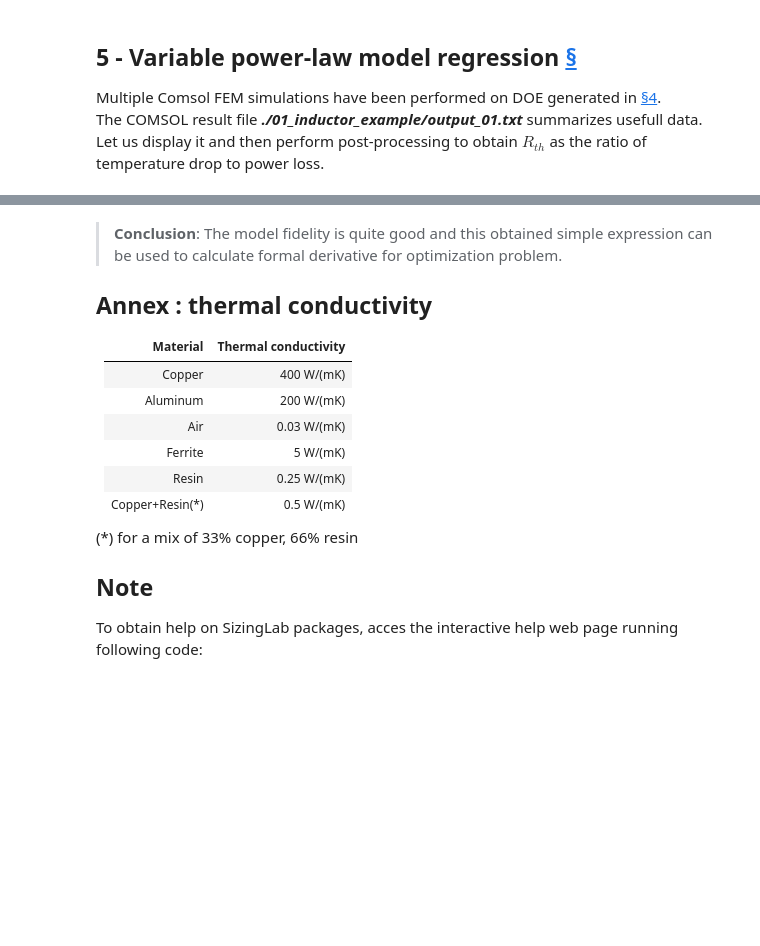
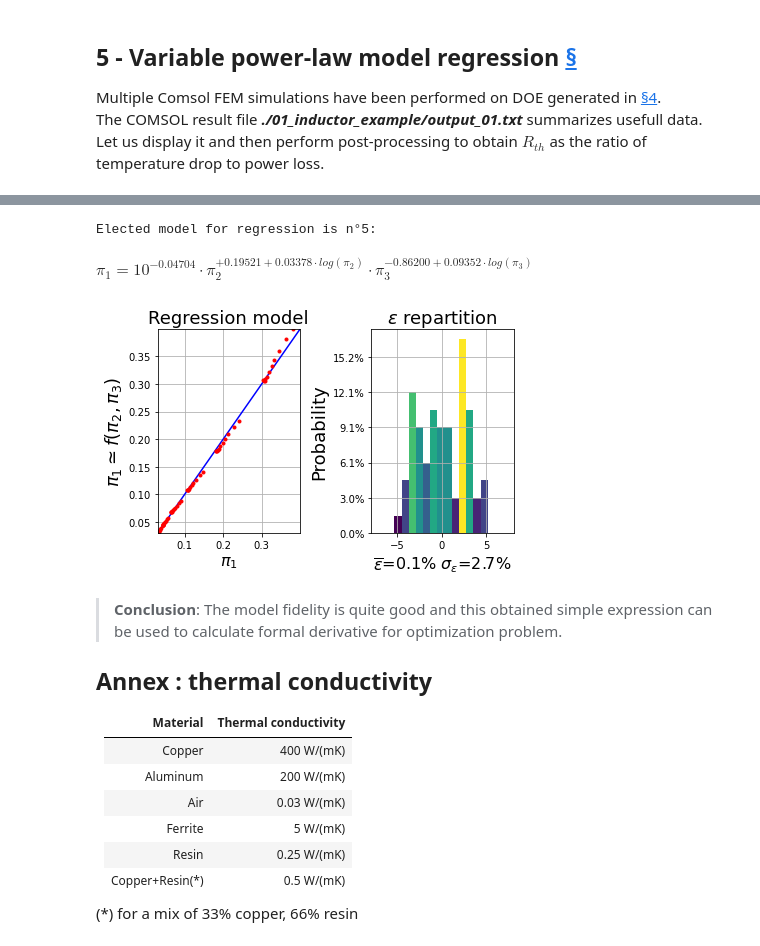
Before and after one commit to SizingLab/pyvplm, a Jupyter notebook: notebooks/01_inductor_example.ipynb, the cells around one changed output, grey strips where cells are left out. Saved outputs shown, nothing was run; the diff lists cells and outputs as text; code cells hidden in the pictures; blank space fills up the shorter version.

```diff
--- a/notebooks/01_inductor_example.ipynb
+++ b/notebooks/01_inductor_example.ipynb
@@ -163,7 +211,10 @@ The COMSOL result file ***./01_inductor_example/output_01.txt*** summarizes usef
 # %%
 # Import pyVPLM modules/functions
 from pyvplm.addon.comsoladdon import import_file
+import copy
 
 # Import FEM thermal simulations results and plot 3 first points
-doeX_FEM = import_file('./01_inductor_example/output_01', parameter_set, units='from_file')
+reduced_parameter_set = copy.deepcopy(parameter_set)
+del reduced_parameter_set['rth']
+doeX_FEM = import_file('./01_inductor_example/output_01', reduced_parameter_set, units='from_file')
 doeX_FEM.head(n=3)
@@ -194,9 +265,13 @@ models = regression_models(doePI, elected_pi0='pi1', order=2)
 # %%
 # Import pyVPLM modules/functions
 from pyvplm.addon.variablepowerlaw import perform_regression
 
 # Plot advanced result for model n°5
-perform_regression(doePI, models, choosen_model=5, latex=False)
+expression, expression_latex = perform_regression(doePI, models, chosen_model=5, latex=False)
+# %% [output]
+Elected model for regression is n°5:
+$\pi_{1}=10^{-0.04704} \cdot \pi_{2}^{+0.19521+0.03378 \cdot log(\pi_{2})} \cdot \pi_{3}^{-0.86200+0.09352 \cdot log(\pi_{3})}$
+[figure, added]
 # %% [markdown]
 > **Conclusion**: The model fidelity is quite good and this obtained simple expression can be used to calculate formal derivative for optimization problem.
 
@@ -212,7 +287,3 @@ perform_regression(doePI, models, choosen_model=5, latex=False)
 | Copper+Resin(*)   | 0.5 W/(mK) |
 
 (*) for a mix of 33% copper, 66% resin
-
-## Note
-
-To obtain help on SizingLab packages, acces the interactive help web page running following code:
```
Also changed, not shown: parts of 9 cells of this notebook, 9 other files.
